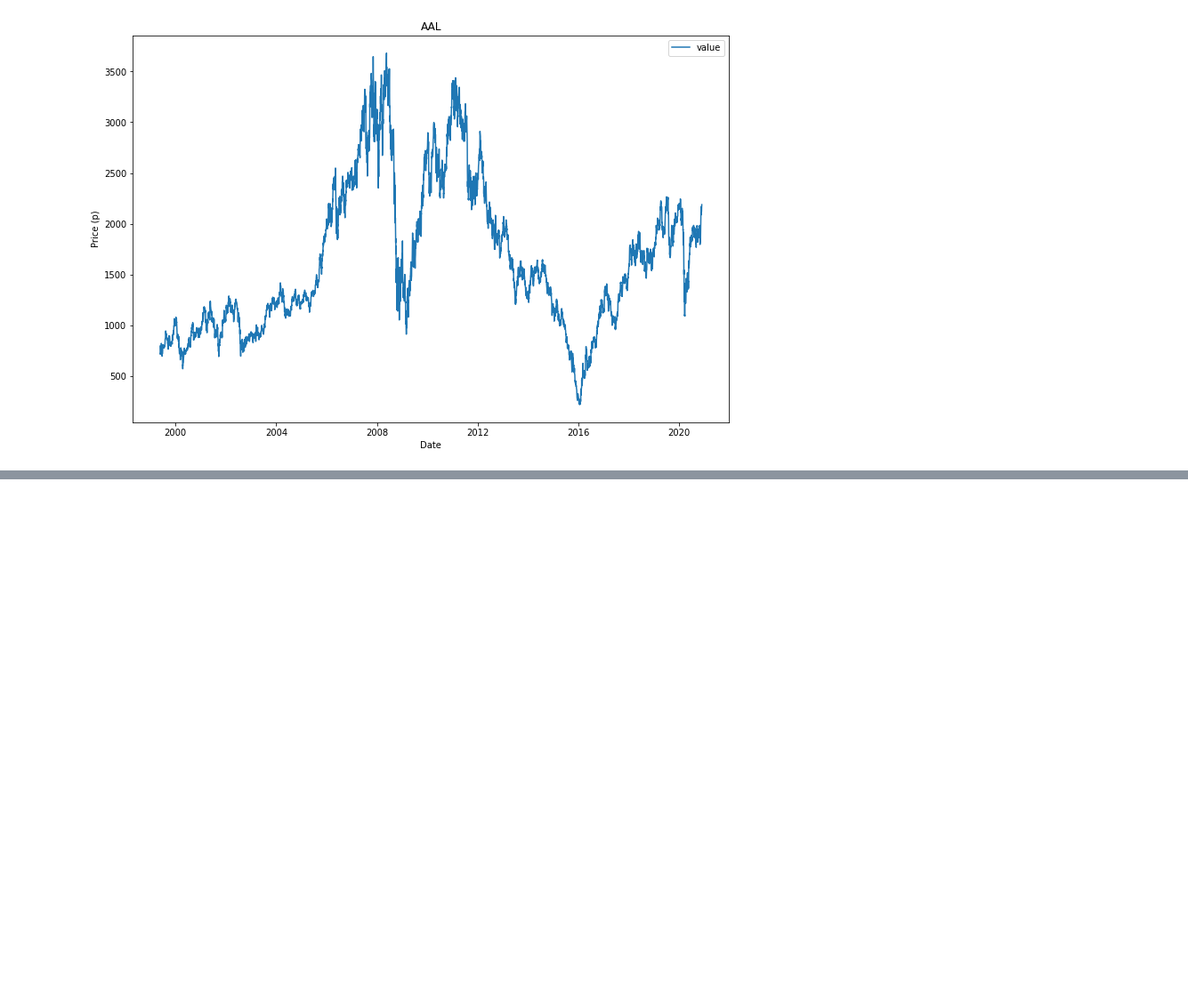
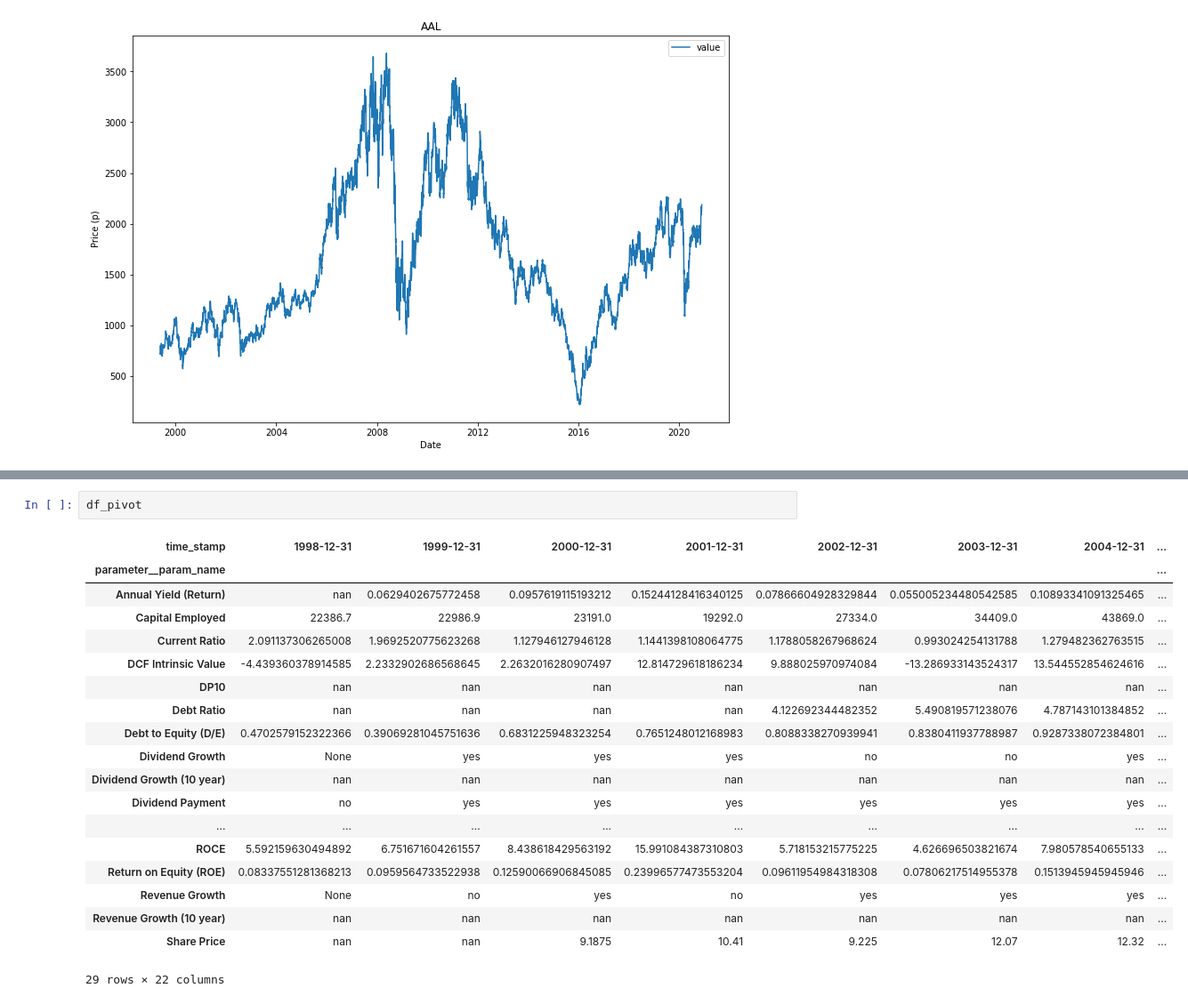
Before and after one commit to dmitchell-dev/value_investing, a Jupyter notebook: orm_jupyter_test.ipynb, the cells around one changed output, grey strips where cells are left out. Shown at 89% size. Drawn from its saved outputs; the diff is of its cells as text; blank space fills up the shorter version.

```diff
--- a/orm_jupyter_test.ipynb
+++ b/orm_jupyter_test.ipynb
@@ -97,0 +104,22 @@ df_calc_data
+# %%
+df_pivot
+# %% [output]
+| time_stamp | 1998-12-31 | 1999-12-31 | 2000-12-31 | 2001-12-31 | 2002-12-31 | 2003-12-31 | 2004-12-31 | ... |
+| parameter__param_name |  |  |  |  |  |  |  | ... |
+| Annual Yield (Return) | nan | 0.0629402675772458 | 0.0957619115193212 | 0.15244128416340125 | 0.07866604928329844 | 0.055005234480542585 | 0.10893341091325465 | ... |
+| Capital Employed | 22386.7 | 22986.9 | 23191.0 | 19292.0 | 27334.0 | 34409.0 | 43869.0 | ... |
+| Current Ratio | 2.091137306265008 | 1.9692520775623268 | 1.127946127946128 | 1.1441398108064775 | 1.1788058267968624 | 0.993024254131788 | 1.279482362763515 | ... |
+| DCF Intrinsic Value | -4.439360378914585 | 2.2332902686568645 | 2.2632016280907497 | 12.814729618186234 | 9.888025970974084 | -13.286933143524317 | 13.544552854624616 | ... |
+| DP10 | nan | nan | nan | nan | nan | nan | nan | ... |
+| Debt Ratio | nan | nan | nan | nan | 4.122692344482352 | 5.490819571238076 | 4.787143101384852 | ... |
+| Debt to Equity (D/E) | 0.4702579152322366 | 0.39069281045751636 | 0.6831225948323254 | 0.7651248012168983 | 0.8088338270939941 | 0.8380411937788987 | 0.9287338072384801 | ... |
+| Dividend Growth | None | yes | yes | yes | no | no | yes | ... |
+| Dividend Growth (10 year) | nan | nan | nan | nan | nan | nan | nan | ... |
+| Dividend Payment | no | yes | yes | yes | yes | yes | yes | ... |
+| ... | ... | ... | ... | ... | ... | ... | ... | ... |
+| ROCE | 5.592159630494892 | 6.751671604261557 | 8.438618429563192 | 15.991084387310803 | 5.718153215775225 | 4.626696503821674 | 7.980578540655133 | ... |
+| Return on Equity (ROE) | 0.08337551281368213 | 0.0959564733522938 | 0.12590066906845085 | 0.23996577473553204 | 0.09611954984318308 | 0.07806217514955378 | 0.1513945945945946 | ... |
+| Revenue Growth | None | no | yes | no | yes | yes | yes | ... |
+| Revenue Growth (10 year) | nan | nan | nan | nan | nan | nan | nan | ... |
+| Share Price | nan | nan | 9.1875 | 10.41 | 9.225 | 12.07 | 12.32 | ... |
+29 rows × 22 columns
```
Also changed, not shown: parts of 5 cells of this notebook, 4 other files.
